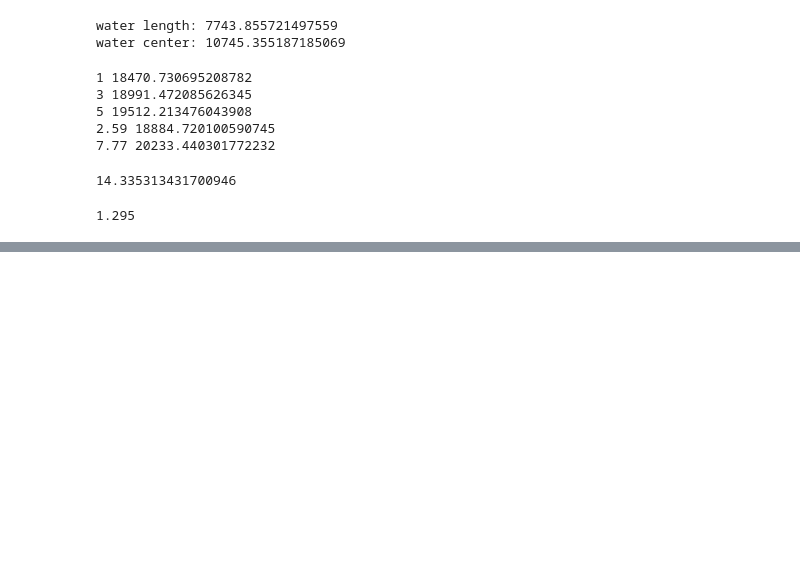
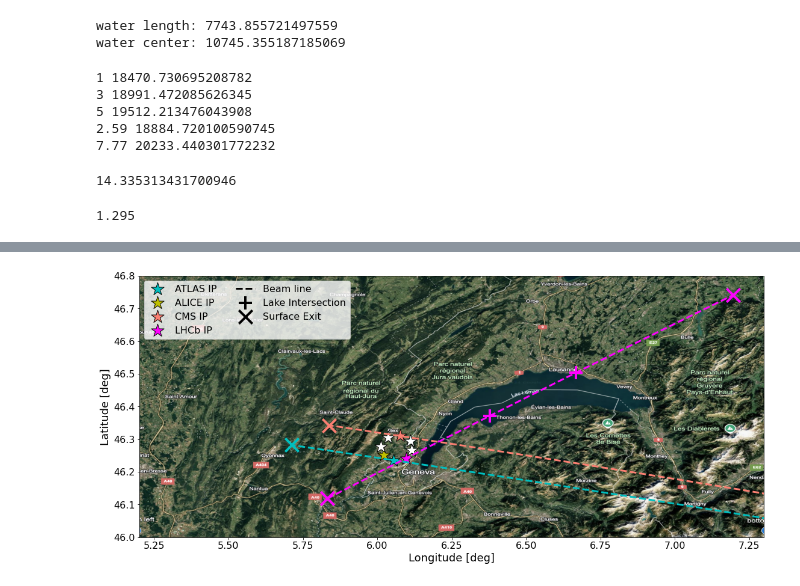
Before and after one commit to nickkamp1/Lake_Geneva_Neutrinos, a Jupyter notebook: Geometry.ipynb, the cells around one changed output, grey strips where cells are left out. Saved outputs shown, nothing was run; the diff lists cells and outputs as text; code cells hidden in the pictures; blank space fills up the shorter version.

```diff
--- a/Geometry.ipynb
+++ b/Geometry.ipynb
@@ -198,7 +230,7 @@ for k in ['LHCb','CMS','ATLAS','Point6']:
     plot_tangent_line(LHC,
                       np.array(LHC_data.loc[k,['X','Y','Z']]),
                       np.array(LHC_data.loc[k,['CrossingOrientation','CrossingAngle']]),
-                      limit=20000,
+                      limit=100000,
                       Lake_Crossings=Lake_Crossings[k],
                       label='Beam From %s'%k)
     plt.show()
@@ -274,0 +337,15 @@ print(beam_depth_at_water_center)
+# %%
+# angle of beams exiting surface
+for kse,se in surface_exits.items():
+    surface_loc = np.array(lat_long_to_xyz(*se))
+    IP_loc = None
+    for k in list(LHC_data.index):
+        if k in kse:
+            IP_loc = np.array(LHC_data.loc[k,['X','Y','Z']])
+    assert(IP_loc is not None)
+    surface_normal_dir = surface_loc / np.linalg.norm(surface_loc)
+    beam_exit_displacement = surface_loc - IP_loc
+    beam_surface_distance = np.linalg.norm(beam_exit_displacement)
+    beam_exit_dir = beam_exit_displacement / beam_surface_distance
+    angle = np.pi/2 - np.arccos(np.dot(beam_exit_dir,surface_normal_dir))
+    print("%s: %2.1f km from IP, exits at %2.2f deg w.r.t. surface at elevation of %2.2f m"%(kse,beam_surface_distance/1e3,(180/np.pi)*angle,se[-1]))
@@ -274,0 +396,65 @@ print(beam_depth_at_water_center)
+# %%
+lat_edges = [46,46.8]
+lon_edges = [5.2,7.3]
+aspect_ratio = (lon_edges[1]-lon_edges[0])/(lat_edges[1]-lat_edges[0])
+fig_height=8
+
+fig = plt.figure(figsize=(aspect_ratio*fig_height,fig_height))
+ax = plt.gca()
+
+Lake_Crossings = {}
+color_count = 0
+colors = ["c","y","salmon","fuchsia"]
+color_dict = {}
+for k in list(LHC_data.index):
+    if "Point" in k: color = "white"
+    else:
+        color = colors[color_count]
+        color_dict[k] = color
+        color_count+=1
+    Lake_Crossings[k] = []
+    limit = 1
+    if k=="LHCb": limit = [-np.linalg.norm(lat_long_to_xyz(*surface_exits["LHCb_South"]) - np.array(LHC_data.loc['LHCb',['X','Y','Z']])),
+                           np.linalg.norm(lat_long_to_xyz(*surface_exits["LHCb_North"]) - np.array(LHC_data.loc['LHCb',['X','Y','Z']]))]
+    elif k=="CMS": limit = [-np.linalg.norm(lat_long_to_xyz(*surface_exits["CMS_East"]) - np.array(LHC_data.loc['CMS',['X','Y','Z']])),
+                           np.linalg.norm(lat_long_to_xyz(*surface_exits["CMS_West"]) - np.array(LHC_data.loc['CMS',['X','Y','Z']]))]
+    elif k=="ATLAS": limit = [-np.linalg.norm(lat_long_to_xyz(*surface_exits["ATLAS_East"]) - np.array(LHC_data.loc['ATLAS',['X','Y','Z']])),
+                           np.linalg.norm(lat_long_to_xyz(*surface_exits["ATLAS_West"]) - np.array(LHC_data.loc['ATLAS',['X','Y','Z']]))]
+    lines = plot_tangent_line_lat_long(LHC,
+                                       np.array(LHC_data.loc[k,['X','Y','Z']]),
+                                       np.array(LHC_data.loc[k,['CrossingOrientation','CrossingAngle']]),
+                                       limit=limit)
+    center, earth_points = lines[0] # all lines are essentially the same
+    lat,long,_ = xyz_to_lat_long(*np.array(LHC_data.loc[k,['X','Y','Z']]))
+    plt.scatter(long,lat,marker='*',s=500,facecolor=color,edgecolor="black",label=k+" IP" if not "Point" in k else None)
+    plt.plot([p[1] for p in earth_points],
+             [p[0] for p in earth_points],color=color,ls='--',lw=3,label="%s Beam"%k if k in [] else None)
+
+    for kse,surface_exit in surface_exits.items():
+        if k in kse:
+            plt.scatter(surface_exit[1],surface_exit[0],marker='x',linewidths=4,s=500,facecolor=color)
+    for kle,lake_int in lake_intersections.items():
+        if k in kle:
+            plt.scatter(lake_int[1],lake_int[0],marker='+',linewidths=4,s=500,facecolor=color)
+
+plt.plot([],[],ls='--',lw=3,color="black",label="Beam line")
+plt.scatter([],[],marker='+',linewidths=4,s=500,facecolor="black",label="Lake Intersection")
+plt.scatter([],[],marker='x',linewidths=4,s=500,facecolor="black",label="Surface Exit")
+
+img = plt.imread("Figures/GoogleEarth.png")
+plt.imshow(img,extent=[lon_edges[0],lon_edges[1],lat_edges[0],lat_edges[1]],aspect=1.1)
+plt.xlim(*lon_edges)
+plt.ylim(*lat_edges)
+plt.xlabel('Longitude [deg]')
+plt.ylabel('Latitude [deg]')
+handles, labels = plt.gca().get_legend_handles_labels()
+order = [0,1,2,3,4,5,6]
+plt.legend([handles[idx] for idx in order],[labels[idx] for idx in order],
+          loc='upper left',ncol=2)
+
+
+plt.gcf().patch.set_alpha(0.0)
+plt.savefig("Figures/Nu2024_Poster/GeometryDiagramLarge.pdf",dpi=100)
+plt.show()
+# %% [output]
+[figure, added]
```
Also changed, not shown: parts of 11 cells of this notebook, 11 other files.
